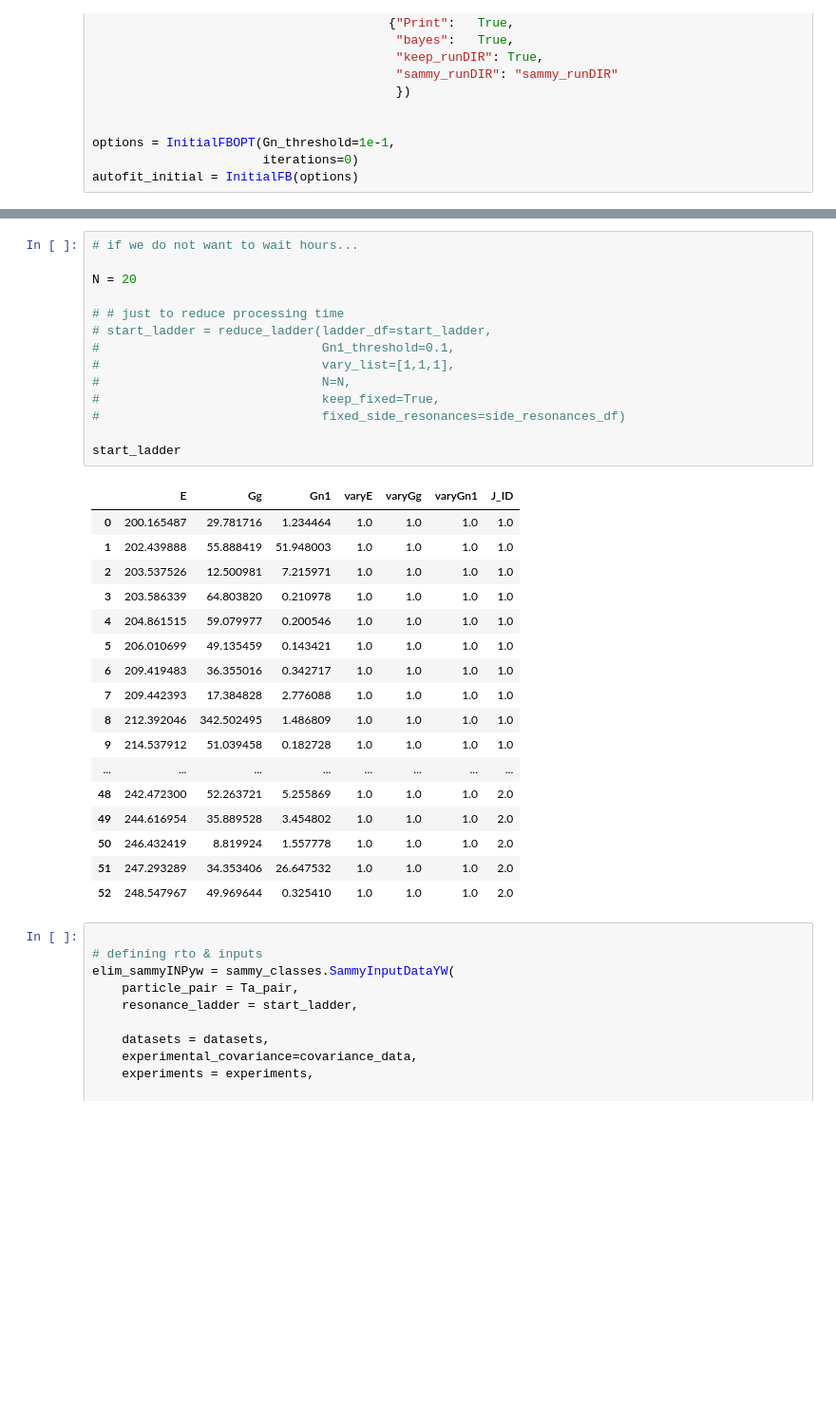
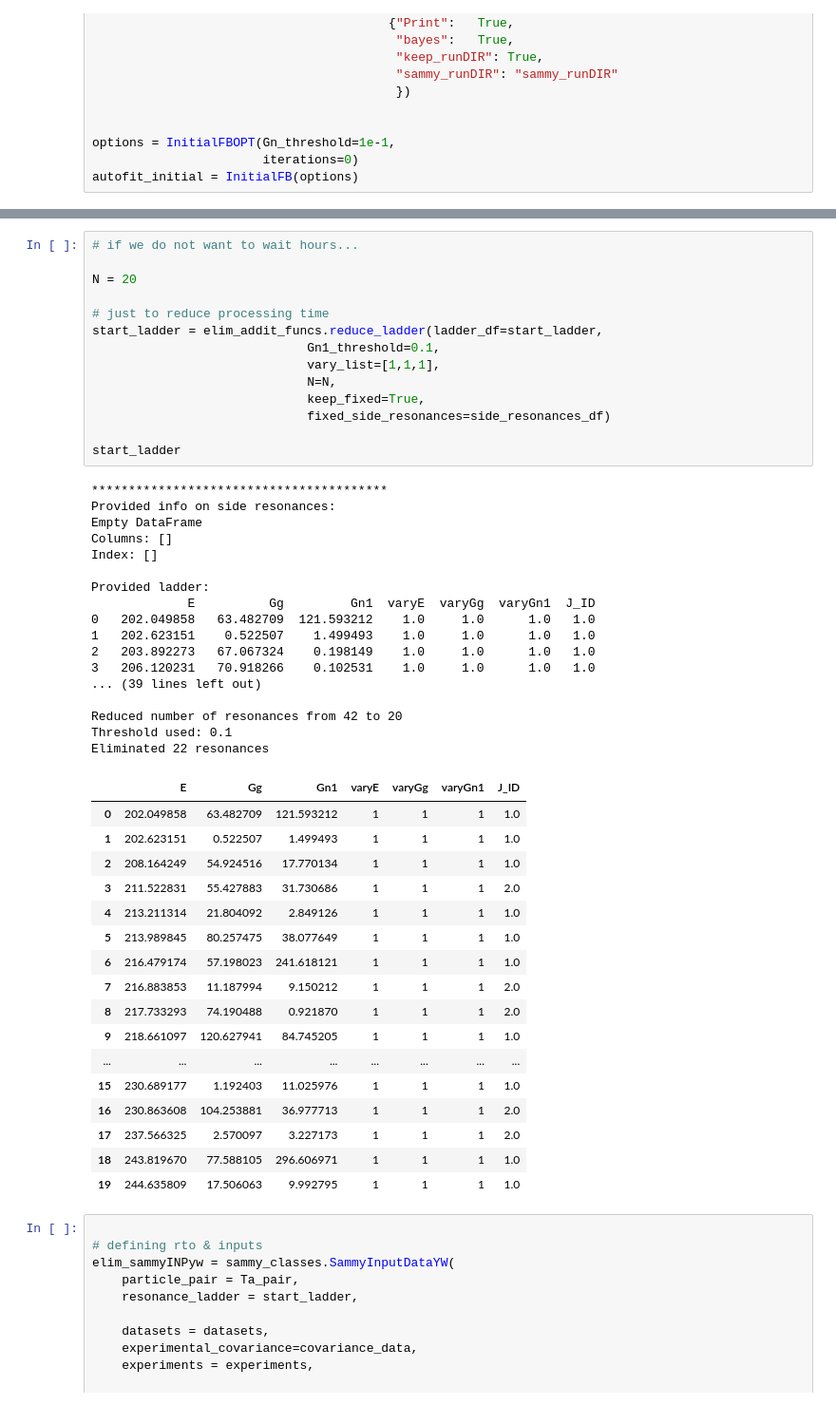
Before and after one commit to Naww137/ATARI, a Jupyter notebook: examples/AutoFit.ipynb, the cells around one changed output, grey strips where cells are left out. Shown at 95% size. Cells and saved outputs as stored; diff of their text form; blank space fills up the shorter version.

```diff
--- a/examples/AutoFit.ipynb
+++ b/examples/AutoFit.ipynb
@@ -496,35 +426,52 @@ def set_varying_fixed_params(ladder_df: pd.DataFrame,
 # %%
 # if we do not want to wait hours...
 
 N = 20
 
-# # just to reduce processing time
-# start_ladder = reduce_ladder(ladder_df=start_ladder,
-#                              Gn1_threshold=0.1,
-#                              vary_list=[1,1,1],
-#                              N=N,
-#                              keep_fixed=True,
-#                              fixed_side_resonances=side_resonances_df)
+# just to reduce processing time
+start_ladder = elim_addit_funcs.reduce_ladder(ladder_df=start_ladder,
+                             Gn1_threshold=0.1,
+                             vary_list=[1,1,1],
+                             N=N,
+                             keep_fixed=True,
+                             fixed_side_resonances=side_resonances_df)
 
 start_ladder
 # %% [output]
+****************************************
+Provided info on side resonances:
+Empty DataFrame
+Columns: []
+Index: []
+
+Provided ladder:
+             E          Gg         Gn1  varyE  varyGg  varyGn1  J_ID
+0   202.049858   63.482709  121.593212    1.0     1.0      1.0   1.0
+1   202.623151    0.522507    1.499493    1.0     1.0      1.0   1.0
+2   203.892273   67.067324    0.198149    1.0     1.0      1.0   1.0
+3   206.120231   70.918266    0.102531    1.0     1.0      1.0   1.0
+... (39 lines left out)
+
+Reduced number of resonances from 42 to 20
+Threshold used: 0.1
+Eliminated 22 resonances
 |  | E | Gg | Gn1 | varyE | varyGg | varyGn1 | J_ID |
-| 0 | 200.165487 | 29.781716 | 1.234464 | 1.0 | 1.0 | 1.0 | 1.0 |
-| 1 | 202.439888 | 55.888419 | 51.948003 | 1.0 | 1.0 | 1.0 | 1.0 |
-| 2 | 203.537526 | 12.500981 | 7.215971 | 1.0 | 1.0 | 1.0 | 1.0 |
-| 3 | 203.586339 | 64.803820 | 0.210978 | 1.0 | 1.0 | 1.0 | 1.0 |
-| 4 | 204.861515 | 59.079977 | 0.200546 | 1.0 | 1.0 | 1.0 | 1.0 |
-| 5 | 206.010699 | 49.135459 | 0.143421 | 1.0 | 1.0 | 1.0 | 1.0 |
-| 6 | 209.419483 | 36.355016 | 0.342717 | 1.0 | 1.0 | 1.0 | 1.0 |
-| 7 | 209.442393 | 17.384828 | 2.776088 | 1.0 | 1.0 | 1.0 | 1.0 |
-| 8 | 212.392046 | 342.502495 | 1.486809 | 1.0 | 1.0 | 1.0 | 1.0 |
-| 9 | 214.537912 | 51.039458 | 0.182728 | 1.0 | 1.0 | 1.0 | 1.0 |
+| 0 | 202.049858 | 63.482709 | 121.593212 | 1 | 1 | 1 | 1.0 |
+| 1 | 202.623151 | 0.522507 | 1.499493 | 1 | 1 | 1 | 1.0 |
+| 2 | 208.164249 | 54.924516 | 17.770134 | 1 | 1 | 1 | 1.0 |
+| 3 | 211.522831 | 55.427883 | 31.730686 | 1 | 1 | 1 | 2.0 |
+| 4 | 213.211314 | 21.804092 | 2.849126 | 1 | 1 | 1 | 1.0 |
+| 5 | 213.989845 | 80.257475 | 38.077649 | 1 | 1 | 1 | 1.0 |
+| 6 | 216.479174 | 57.198023 | 241.618121 | 1 | 1 | 1 | 1.0 |
+| 7 | 216.883853 | 11.187994 | 9.150212 | 1 | 1 | 1 | 2.0 |
+| 8 | 217.733293 | 74.190488 | 0.921870 | 1 | 1 | 1 | 2.0 |
+| 9 | 218.661097 | 120.627941 | 84.745205 | 1 | 1 | 1 | 1.0 |
 | ... | ... | ... | ... | ... | ... | ... | ... |
-| 48 | 242.472300 | 52.263721 | 5.255869 | 1.0 | 1.0 | 1.0 | 2.0 |
-| 49 | 244.616954 | 35.889528 | 3.454802 | 1.0 | 1.0 | 1.0 | 2.0 |
-| 50 | 246.432419 | 8.819924 | 1.557778 | 1.0 | 1.0 | 1.0 | 2.0 |
-| 51 | 247.293289 | 34.353406 | 26.647532 | 1.0 | 1.0 | 1.0 | 2.0 |
-| 52 | 248.547967 | 49.969644 | 0.325410 | 1.0 | 1.0 | 1.0 | 2.0 |
+| 15 | 230.689177 | 1.192403 | 11.025976 | 1 | 1 | 1 | 1.0 |
+| 16 | 230.863608 | 104.253881 | 36.977713 | 1 | 1 | 1 | 2.0 |
+| 17 | 237.566325 | 2.570097 | 3.227173 | 1 | 1 | 1 | 2.0 |
+| 18 | 243.819670 | 77.588105 | 296.606971 | 1 | 1 | 1 | 1.0 |
+| 19 | 244.635809 | 17.506063 | 9.992795 | 1 | 1 | 1 | 1.0 |
 # %%
 
 # defining rto & inputs
```
Also changed, not shown: parts of 20 cells of this notebook, 2 other files.
